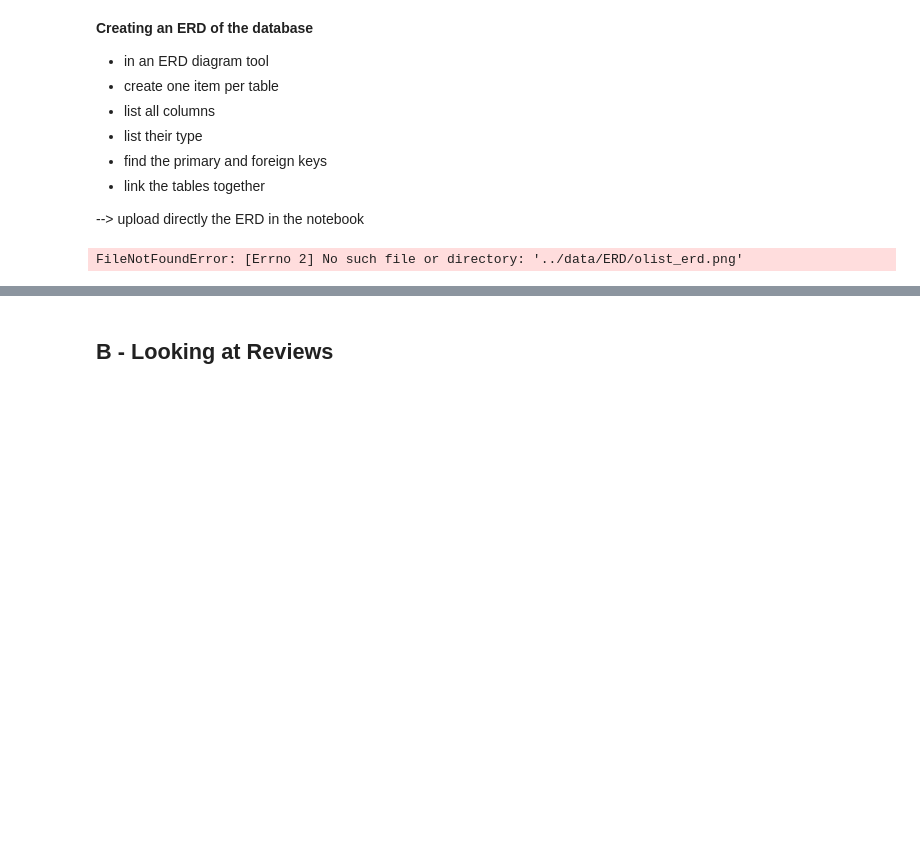
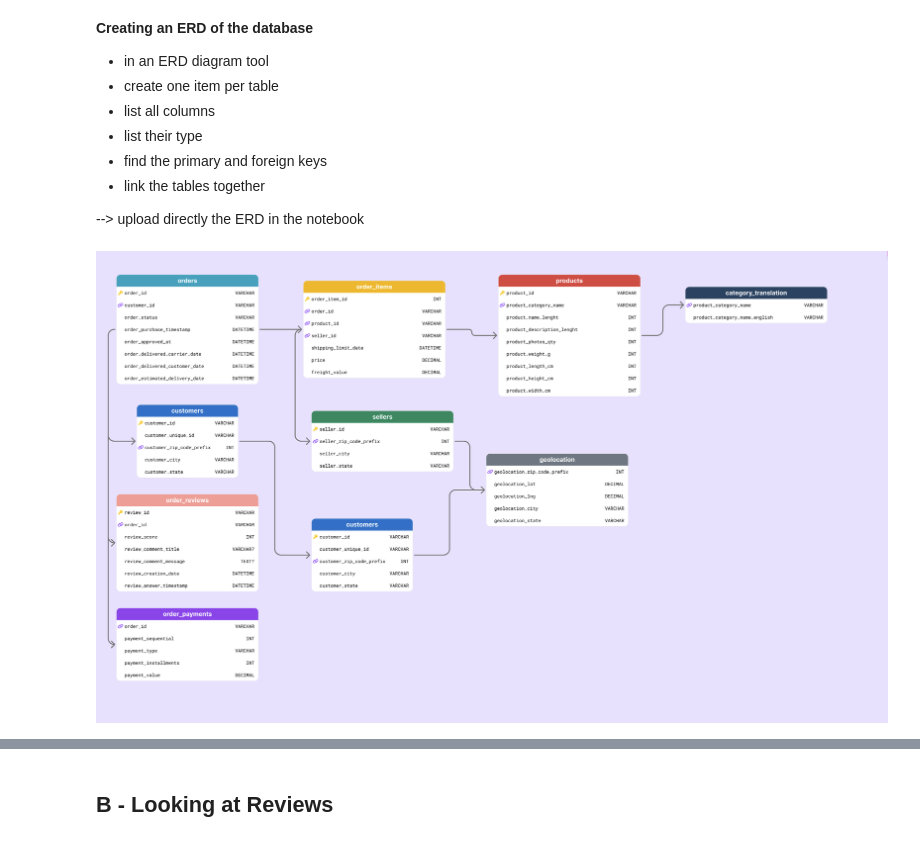
Before and after one commit to khaledngr/albert-hod-shared, a Jupyter notebook: notebooks/hod-olist-analysis.ipynb, the cells around one changed output, grey strips where cells are left out. Saved outputs shown, nothing was run; the diff lists cells and outputs as text; code cells hidden in the pictures; blank space fills up the shorter version.

```diff
--- a/notebooks/hod-olist-analysis.ipynb
+++ b/notebooks/hod-olist-analysis.ipynb
@@ -301,12 +301,12 @@ our objective is to a) give an overview of the business, b) understand what's dr
 
 --> upload directly the ERD in the notebook
 # %%
-# Displaying the image with Ipython Image module
-## the image is in the data/ERD folder
-filename = '../data/ERD/olist_erd.png'
+from IPython.display import Image
+
+filename = '/workspace/data/ERD.png'
 Image(filename=filename)
 # %% [output]
-FileNotFoundError: [Errno 2] No such file or directory: '../data/ERD/olist_erd.png'
+[figure, added]
 # %%
 # Merging the dataframes using the ERD above
 
```
Also changed, not shown: parts of 1 cell of this notebook, 2 other files.
